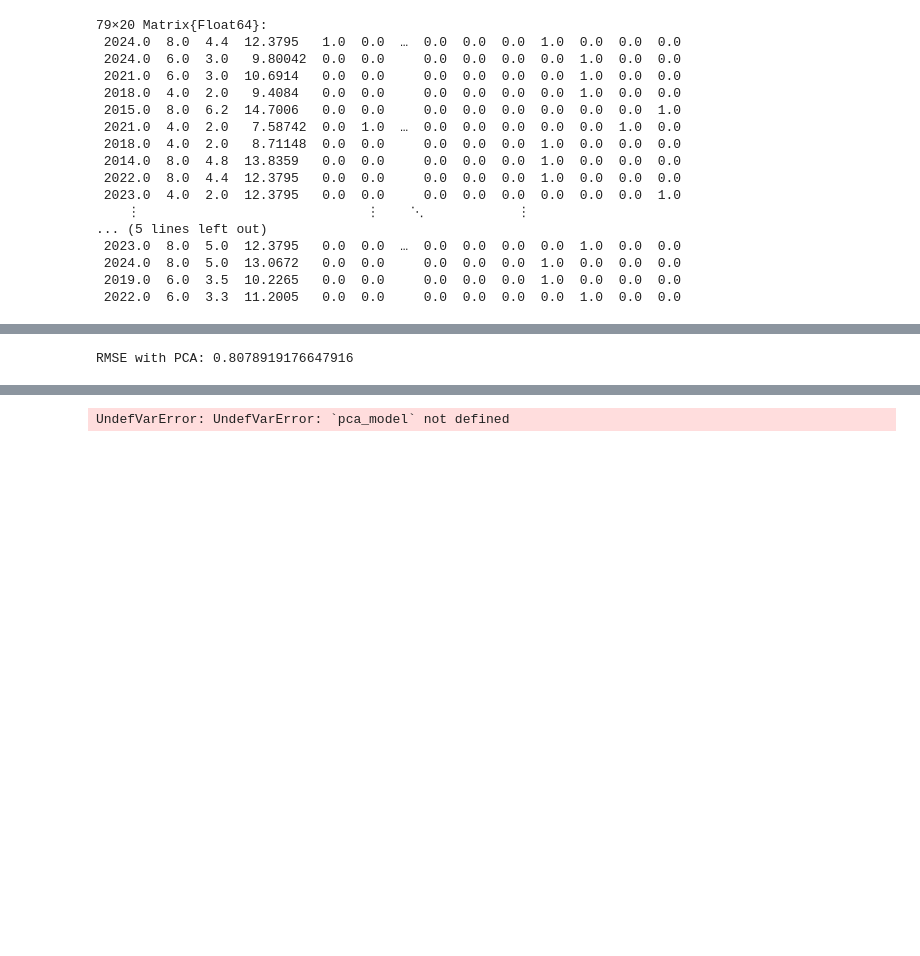
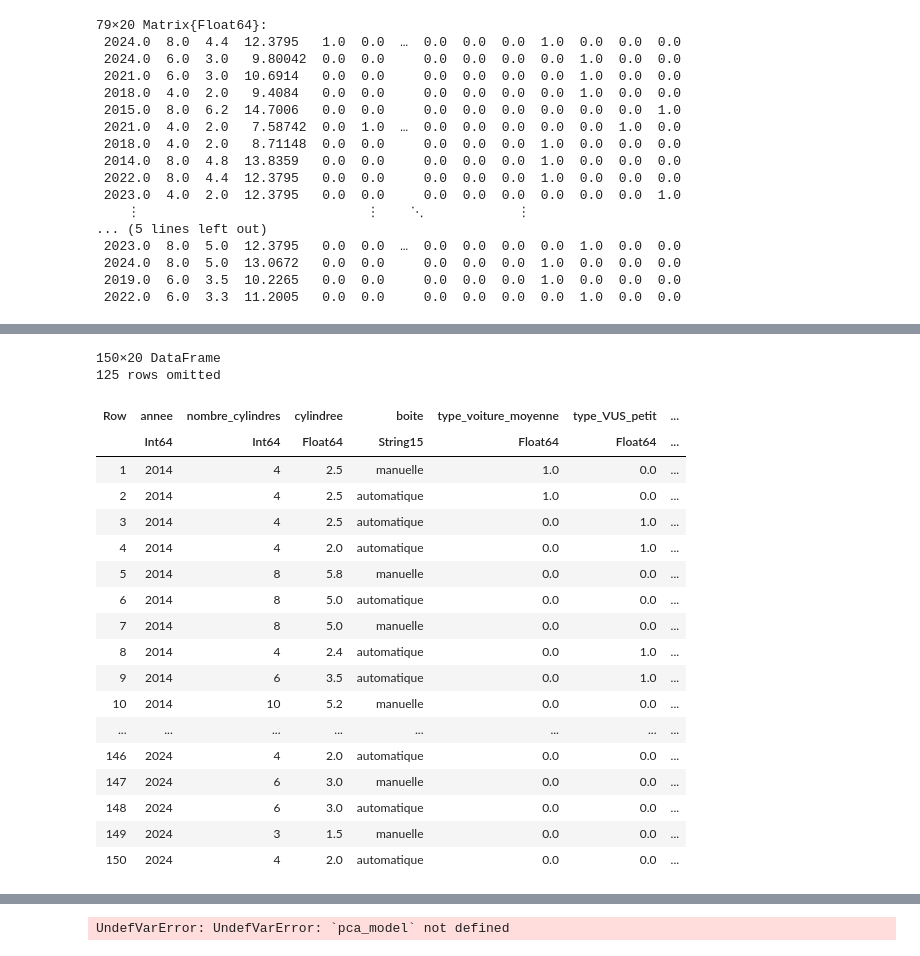
Before and after one commit to Colavita/Prediction-consommation-carburant, a Jupyter notebook: notebooks/projet_equipe_R.ipynb, the cells around one changed output, grey strips where cells are left out. Drawn from its saved outputs; the diff is of its cells as text; code cells hidden in the pictures; blank space fills up the shorter version.

```diff
--- a/notebooks/projet_equipe_R.ipynb
+++ b/notebooks/projet_equipe_R.ipynb
@@ -1298,3 +1298,16 @@ X_valid = Matrix(select(valid, numeric_cols))
  2024.0  8.0  5.0  13.0672   0.0  0.0     0.0  0.0  0.0  1.0  0.0  0.0  0.0
  2019.0  6.0  3.5  10.2265   0.0  0.0     0.0  0.0  0.0  1.0  0.0  0.0  0.0
  2022.0  6.0  3.3  11.2005   0.0  0.0     0.0  0.0  0.0  0.0  1.0  0.0  0.0
+# %%
+full_train = CSV.read("../data/raw/train.csv", DataFrame; delim=";")
+test =  CSV.read("../data/raw/test.csv", DataFrame; delim=";") #ne contient pas la varialbe consommation
+
+Random.seed!(1234) #pour la reproductibilit
+
+ntrain = round(Int, .8*nrow(full_train)) #80% des données pour l'entrainement: 80% * nb de lignes
+
+train_id = sample(1:nrow(full_train), ntrain, replace=false, ordered=true) #échantillonnage aléatoire pour l'entrainement
+valid_id = setdiff(1:nrow(full_train), train_id) #échantillon de validation. prend celles qui ne sont pas dans l'échantillon d'entrainement
+
+train = full_train[train_id, :]
+valid = full_train[valid_id, :]
@@ -1306,66 +1340,56 @@ using GLM
 Random.seed!(1234) # For reproducibility
 
 # Split the data
 ntrain = round(Int, 0.8 * nrow(full_train))
 train_id = sample(1:nrow(full_train), ntrain; replace=false, ordered=true)
 valid_id = setdiff(1:nrow(full_train), train_id)
 
 train = full_train[train_id, :]
 valid = full_train[valid_id, :]
 
 # Data cleaning
 for col in [:cylindree, :consommation]
     train[!, col] = replace.(train[!, col], "," => ".")
     valid[!, col] = replace.(valid[!, col], "," => ".")
     train[!, col] = safe_parse_float.(train[!, col])
     valid[!, col] = safe_parse_float.(valid[!, col])
 end
 
+for col in [:cylindree]
+    test[!, col] = replace.(test[!, col], "," => ".")
+    test[!, col] = safe_parse_float.(test[!, col])
+end
+
 # Define categorical columns
 categorical_cols = [:type, :transmission]
 
 # Collect unique levels from the training set
 levels_dict = Dict()
 for col in categorical_cols
     levels_dict[col] = unique(train[!, col])
 end
 
 train = one_hot_encode(train, categorical_cols, levels_dict)
 valid = one_hot_encode(valid, categorical_cols, levels_dict)
-
-# Define numeric columns
-numeric_cols = setdiff(names(train)[eltype.(eachcol(train)) .<: Real], [:consommation])
-
-# Extract numeric columns
-X_train = Matrix(select(train, numeric_cols))
-y_train = Vector(train.consommation)
-X_valid = Matrix(select(valid, numeric_cols))
-
-# Standardize the data
-X_mean = mean(X_train; dims=1)
-X_stddev = std(X_train; dims=1, corrected=false)
-X_train_std = (X_train .- X_mean) ./ X_stddev
-X_valid_std = (X_valid .- X_mean) ./ X_stddev
-
-# Perform PCA
-pca_model = fit(PCA, X_train_std'; maxoutdim=5)
-Z_train = MultivariateStats.transform(pca_model, X_train_std')'
-Z_valid = MultivariateStats.transform(pca_model, X_valid_std')'
-
-# Add principal components to DataFrames (train and valid)
-for i in 1:size(Z_train, 2)
-    train[:, "PC$(i)"] = Z_train[:, i]
-    valid[:, "PC$(i)"] = Z_valid[:, i]
-end
-
-# Fit a regression model using PCA
-model_with_pca = lm(@formula(consommation ~ PC1 + PC2 + PC3 + PC4 + PC5), train)
-
-# Predict on validation data
-valid_prediction_with_pca = predict(model_with_pca, valid)
-
-# Calculate RMSE
-rmse_with_pca = sqrt(mean((valid_prediction_with_pca - valid.consommation).^2))
-println("RMSE with PCA: ", rmse_with_pca)
+test = one_hot_encode(test, categorical_cols, levels_dict)
 # %% [output]
-RMSE with PCA: 0.8078919176647916
+150×20 DataFrame
+125 rows omitted
+| Row | annee | nombre_cylindres | cylindree | boite | type_voiture_moyenne | type_VUS_petit | ... |
+|  | Int64 | Int64 | Float64 | String15 | Float64 | Float64 | ... |
+| 1 | 2014 | 4 | 2.5 | manuelle | 1.0 | 0.0 | ... |
+| 2 | 2014 | 4 | 2.5 | automatique | 1.0 | 0.0 | ... |
+| 3 | 2014 | 4 | 2.5 | automatique | 0.0 | 1.0 | ... |
+| 4 | 2014 | 4 | 2.0 | automatique | 0.0 | 1.0 | ... |
+| 5 | 2014 | 8 | 5.8 | manuelle | 0.0 | 0.0 | ... |
+| 6 | 2014 | 8 | 5.0 | automatique | 0.0 | 0.0 | ... |
+| 7 | 2014 | 8 | 5.0 | manuelle | 0.0 | 0.0 | ... |
+| 8 | 2014 | 4 | 2.4 | automatique | 0.0 | 1.0 | ... |
+| 9 | 2014 | 6 | 3.5 | automatique | 0.0 | 1.0 | ... |
+| 10 | 2014 | 10 | 5.2 | manuelle | 0.0 | 0.0 | ... |
+| ... | ... | ... | ... | ... | ... | ... | ... |
+| 146 | 2024 | 4 | 2.0 | automatique | 0.0 | 0.0 | ... |
+| 147 | 2024 | 6 | 3.0 | manuelle | 0.0 | 0.0 | ... |
+| 148 | 2024 | 6 | 3.0 | automatique | 0.0 | 0.0 | ... |
+| 149 | 2024 | 3 | 1.5 | manuelle | 0.0 | 0.0 | ... |
+| 150 | 2024 | 4 | 2.0 | automatique | 0.0 | 0.0 | ... |
```
Also changed, not shown: parts of 11 cells of this notebook.
